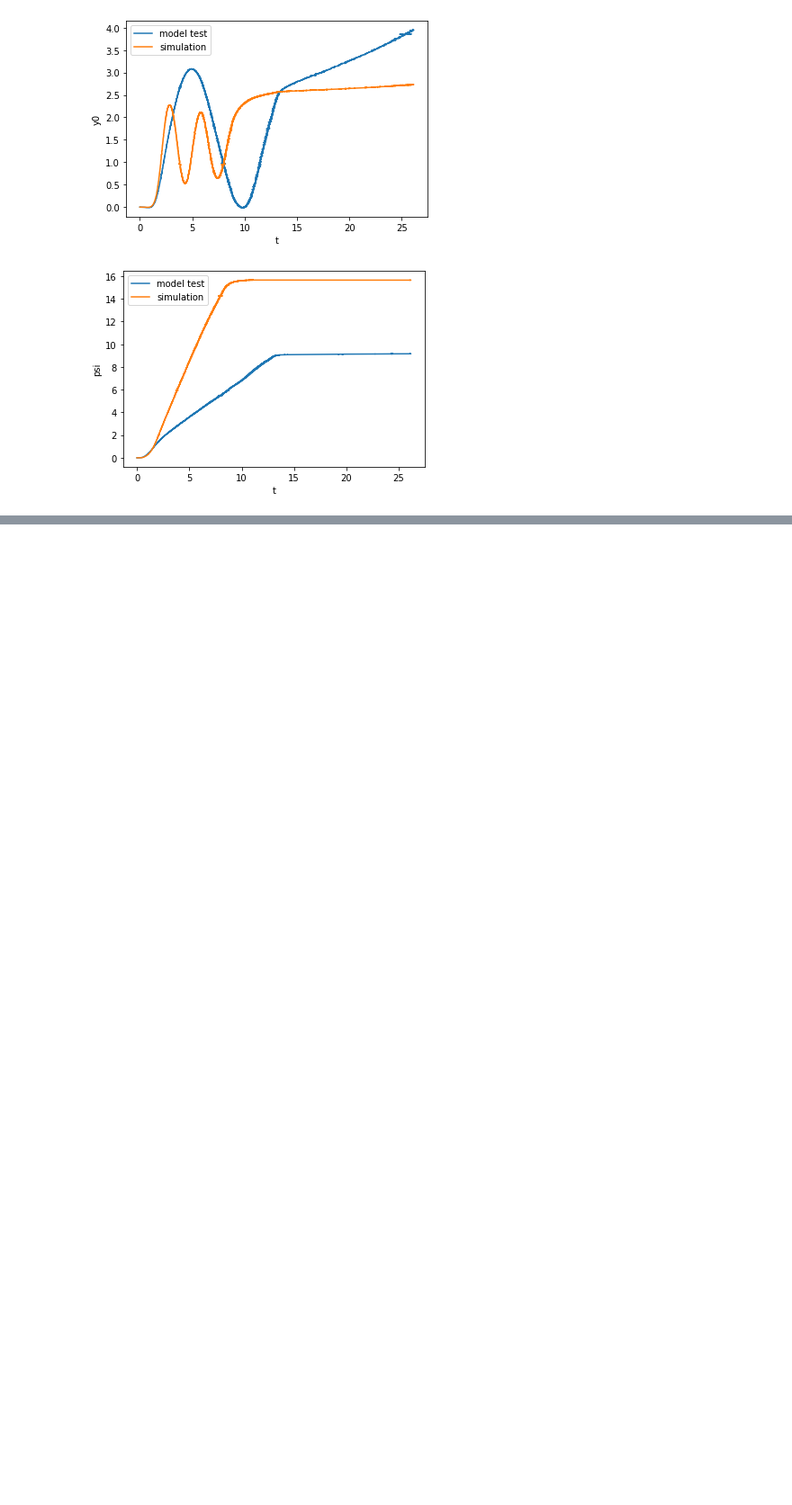
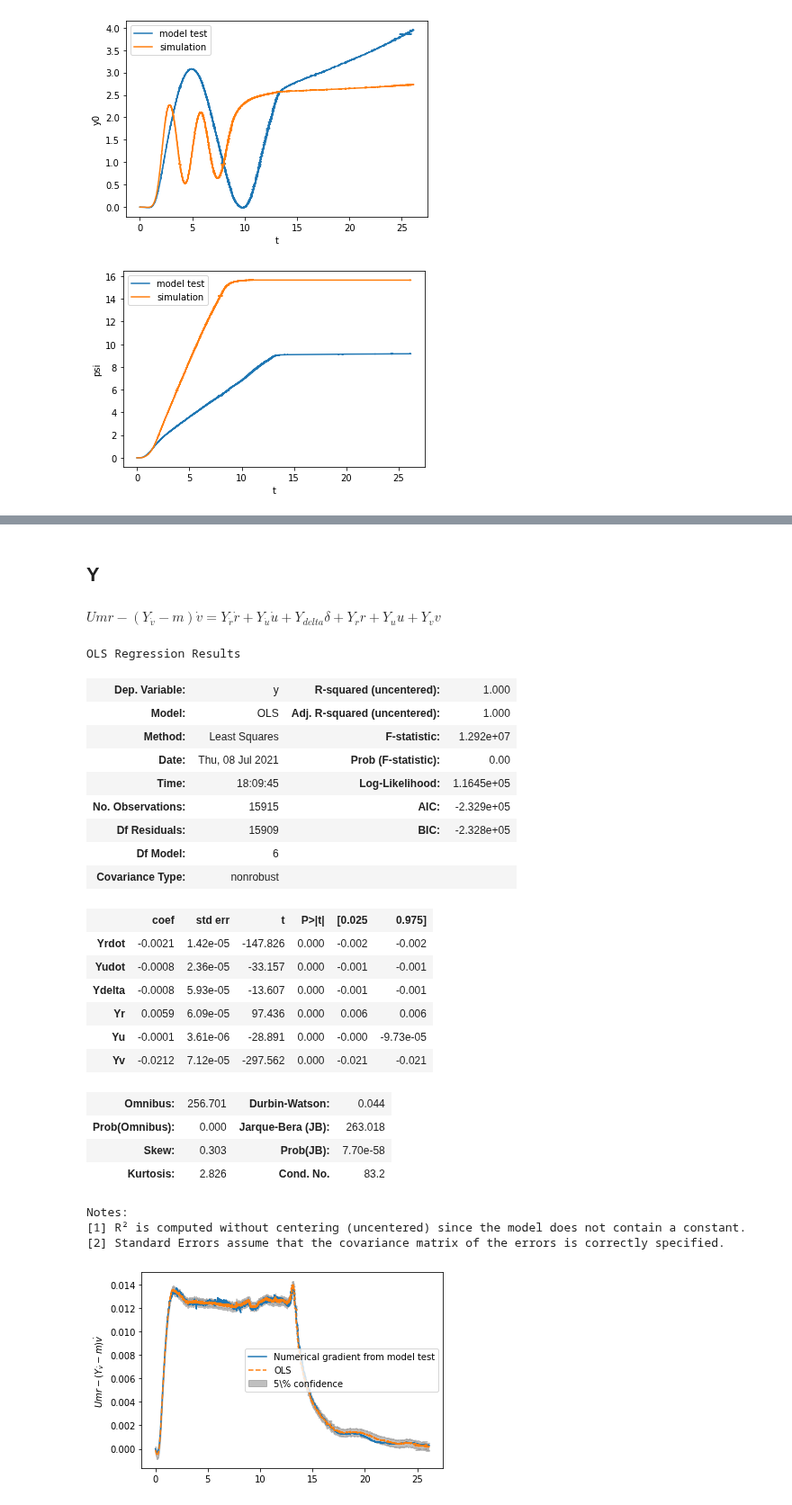
Before and after one commit to martinlarsalbert/VesselManoeuvringModels, a Jupyter notebook: notebooks/08_01_PIT_summary.ipynb, the cells around one changed output, grey strips where cells are left out. Shown at 90% size. Saved outputs shown, nothing was run; the diff lists cells and outputs as text; code cells hidden in the pictures; blank space fills up the shorter version.

```diff
--- a/notebooks/08_01_PIT_summary.ipynb
+++ b/notebooks/08_01_PIT_summary.ipynb
@@ -337,9 +337,9 @@ ax.plot(df.index,df_prime.index)
 [<matplotlib.lines.Line2D at 0x...>]
 [figure]
 # %%
-U = ship_parameters['L']*df_prime.index/df.index
-df_unprime = ps.unprime(df_prime, U=U)
-df_unprime.index = ps._unprime(df_prime.index,unit='time',U=U)
+U_ = ship_parameters['L']*df_prime.index/df.index
+df_unprime = ps.unprime(df_prime, U=U_)
+df_unprime.index = ps._unprime(df_prime.index,unit='time',U=U_)
 # %%
 fig,ax=plt.subplots()
 #fig.set_size_inches(10,10)
@@ -659,0 +764,57 @@ for key in df_result:
+# %% [markdown]
+## Y
+# %%
+Y_eq = eq.Y_eq.copy()
+Y_eq = Y_eq.subs([
+    (x_G,0),  # Assuming or moving to CG=0
+    #(I_z,1),  # Removing inertia
+    #(eq.p.Nrdot,0),  # Removing added mass
+    #(eq.p.Nvdot,0),  # Removing added mass
+    #(eq.p.Nudot,0),  # Removing added mass
+
+])
+
+solution = sp.solve(Y_eq,v.diff())[0]
+inertia_ = (eq.p.Yvdot-m)
+Y_eq = sp.simplify(sp.Eq(v.diff()*inertia_-U*m*r, solution*inertia_-U*m*r))
+
+Math(vlatex(Y_eq))
+# %% [output]
+$\displaystyle U m r - \left(Y_{\dot{v}} - m\right) \dot{v} = Y_{\dot{r}} \dot{r} + Y_{\dot{u}} \dot{u} + Y_{delta} \delta + Y_{r} r + Y_{u} u + Y_{v} v$
+# %%
+label_Y = Y_eq.lhs
+diff_eq_Y = regression.DiffEqToMatrix(ode=Y_eq, label=label_Y, base_features=[delta,u,v,r])
+# %%
+X = diff_eq_Y.calculate_features(data=df_prime)
+y = run(function=diff_eq_Y.y_lambda, inputs=df_prime, **ship_parameters_prime, **df_parameters_all['brix_prime'])
+
+model_Y = sm.OLS(y,X)
+results_Y = model_Y.fit()
+
+show_pred(X=X,y=y,results=results_Y, label=r'$%s$' % vlatex(label_Y))
+# %% [output]
+OLS Regression Results
+| Dep. Variable: | y | R-squared (uncentered): | 1.000 |
+| Model: | OLS | Adj. R-squared (uncentered): | 1.000 |
+| Method: | Least Squares | F-statistic: | 1.292e+07 |
+| Date: | Thu, 08 Jul 2021 | Prob (F-statistic): | 0.00 |
+| Time: | 18:09:45 | Log-Likelihood: | 1.1645e+05 |
+| No. Observations: | 15915 | AIC: | -2.329e+05 |
+| Df Residuals: | 15909 | BIC: | -2.328e+05 |
+| Df Model: | 6 |  |  |
+| Covariance Type: | nonrobust |  |  |
+|  | coef | std err | t | P>|t| | [0.025 | 0.975] |
+| Yrdot | -0.0021 | 1.42e-05 | -147.826 | 0.000 | -0.002 | -0.002 |
+| Yudot | -0.0008 | 2.36e-05 | -33.157 | 0.000 | -0.001 | -0.001 |
+| Ydelta | -0.0008 | 5.93e-05 | -13.607 | 0.000 | -0.001 | -0.001 |
+| Yr | 0.0059 | 6.09e-05 | 97.436 | 0.000 | 0.006 | 0.006 |
+| Yu | -0.0001 | 3.61e-06 | -28.891 | 0.000 | -0.000 | -9.73e-05 |
+| Yv | -0.0212 | 7.12e-05 | -297.562 | 0.000 | -0.021 | -0.021 |
+| Omnibus: | 256.701 | Durbin-Watson: | 0.044 |
+| Prob(Omnibus): | 0.000 | Jarque-Bera (JB): | 263.018 |
+| Skew: | 0.303 | Prob(JB): | 7.70e-58 |
+| Kurtosis: | 2.826 | Cond. No. | 83.2 |
+Notes:
+[1] R² is computed without centering (uncentered) since the model does not contain a constant.
+[2] Standard Errors assume that the covariance matrix of the errors is correctly specified.
+[figure, added]
```
Also changed, not shown: parts of 25 cells of this notebook, 1 other file.
